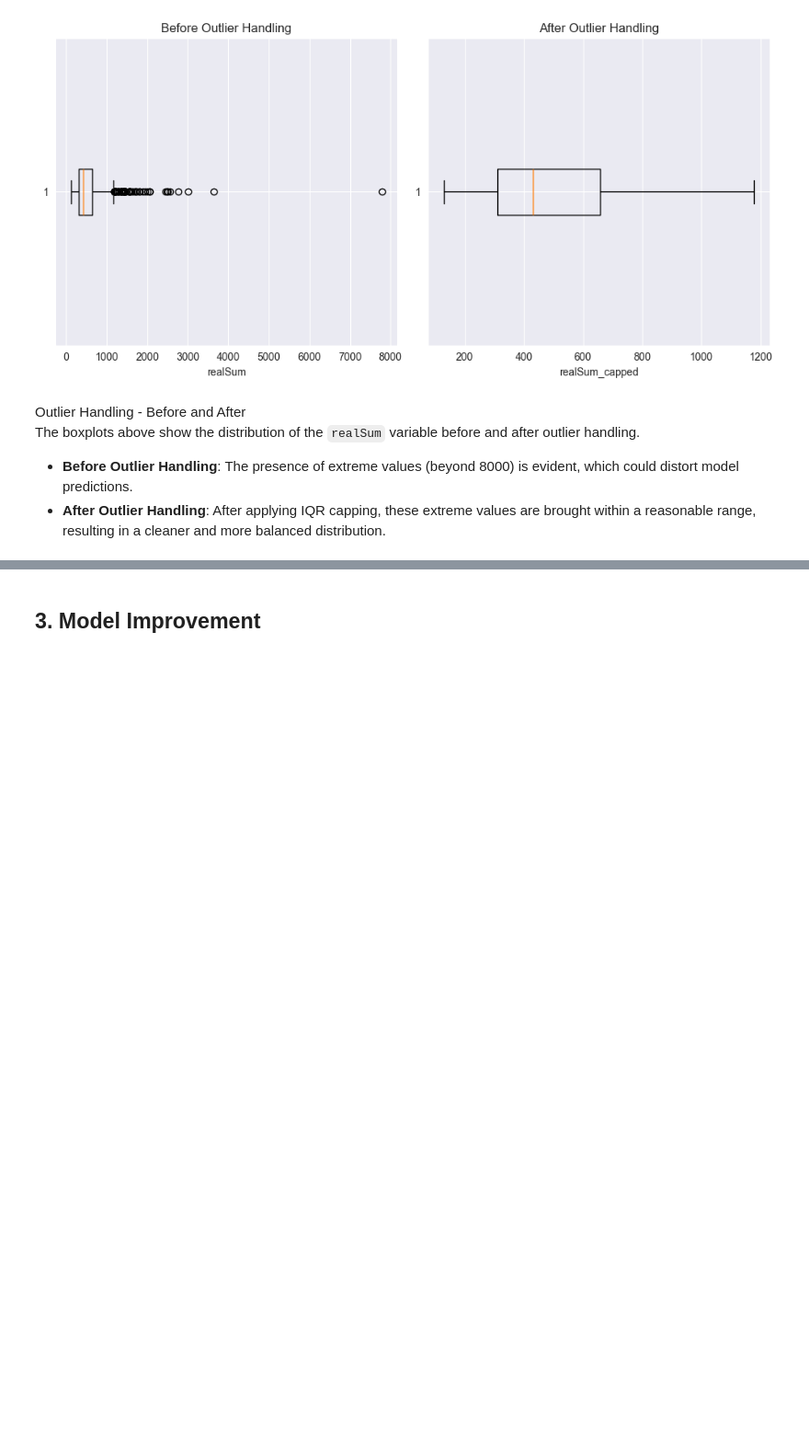
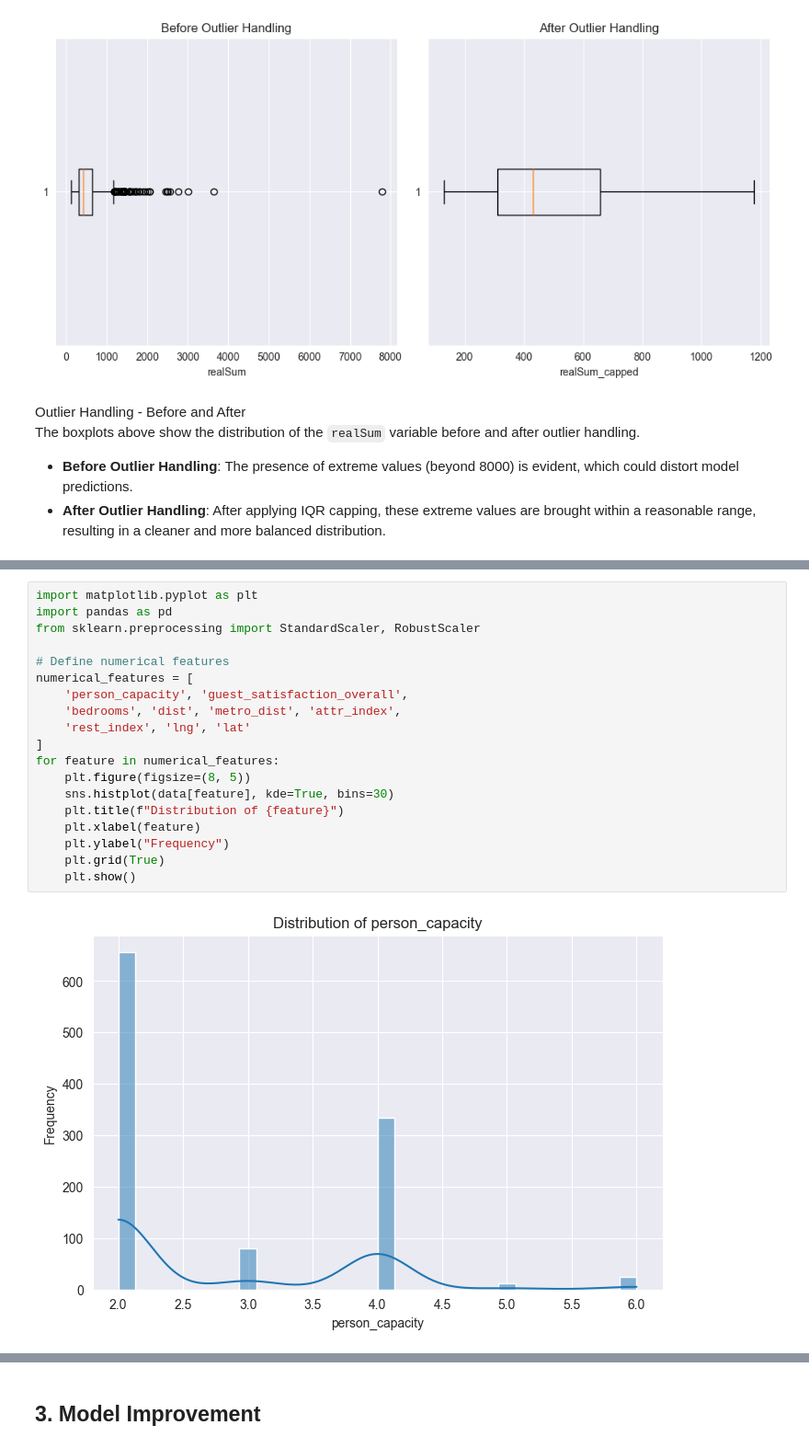
Before and after one commit to guyreuveni33/Tabular-DS, a Jupyter notebook: p2_final_version.ipynb, the cells around one changed output, grey strips where cells are left out. Shown at 92% size. Drawn from its saved outputs; the diff is of its cells as text; blank space fills up the shorter version.

```diff
--- a/p2_final_version.ipynb
+++ b/p2_final_version.ipynb
@@ -158,0 +269,21 @@ plt.show()
+# %%
+import matplotlib.pyplot as plt
+import pandas as pd
+from sklearn.preprocessing import StandardScaler, RobustScaler
+
+# Define numerical features
+numerical_features = [
+    'person_capacity', 'guest_satisfaction_overall',
+    'bedrooms', 'dist', 'metro_dist', 'attr_index',
+    'rest_index', 'lng', 'lat'
+]
+for feature in numerical_features:
+    plt.figure(figsize=(8, 5))
+    sns.histplot(data[feature], kde=True, bins=30)
+    plt.title(f"Distribution of {feature}")
+    plt.xlabel(feature)
+    plt.ylabel("Frequency")
+    plt.grid(True)
+    plt.show()
+# %% [output]
+[figure, added]
```
Also changed, not shown: parts of 53 cells of this notebook.
